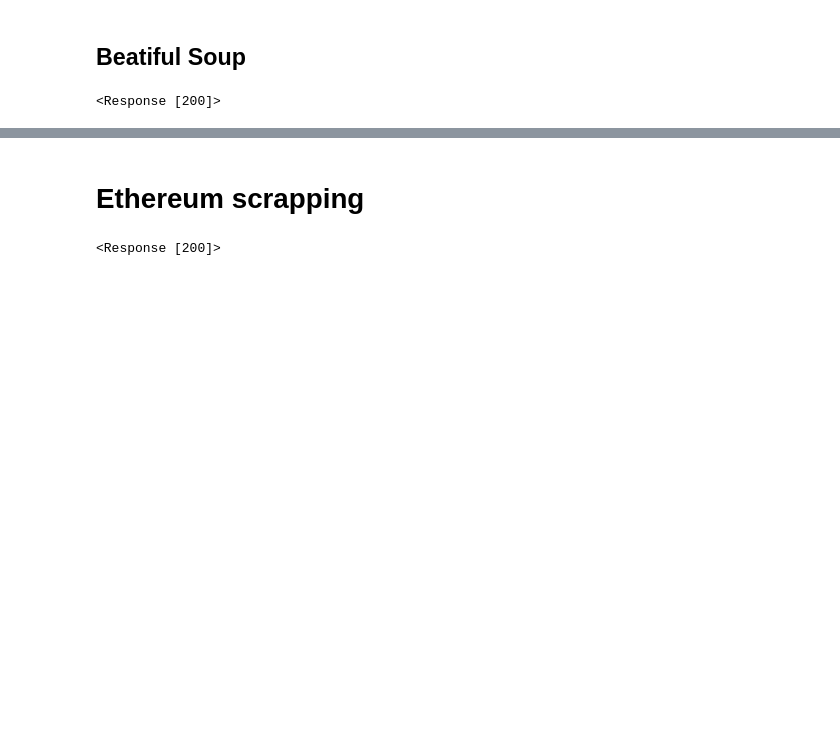
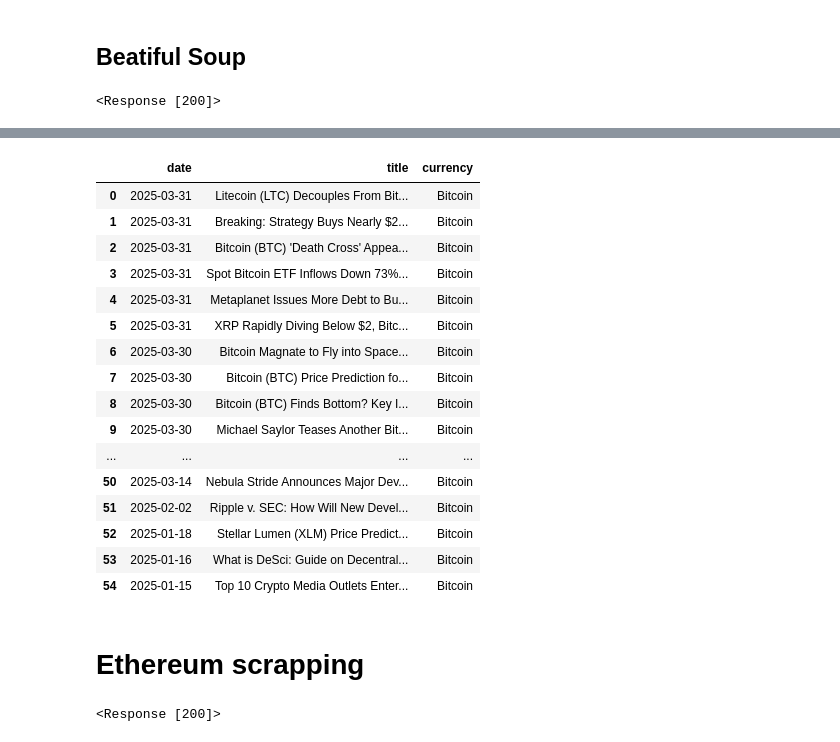
Before and after one commit to AlexIchie-coder/Projects, a Jupyter notebook: API/API.ipynb, the cells around one changed output, grey strips where cells are left out. Cells and saved outputs as stored; diff of their text form; code cells hidden in the pictures; blank space fills up the shorter version.

```diff
--- a/API/API.ipynb
+++ b/API/API.ipynb
@@ -733,6 +735,27 @@ Bitcoin_Dataf
 | 52 | 2025-01-18 | Stellar Lumen (XLM) Price Predict... |
 | 53 | 2025-01-16 | What is DeSci: Guide on Decentral... |
 | 54 | 2025-01-15 | Top 10 Crypto Media Outlets Enter... |
+# %%
+Bitcoin_Dataf['currency'] = "Bitcoin"
+Bitcoin_Dataf
+# %% [output]
+|  | date | title | currency |
+| 0 | 2025-03-31 | Litecoin (LTC) Decouples From Bit... | Bitcoin |
+| 1 | 2025-03-31 | Breaking: Strategy Buys Nearly $2... | Bitcoin |
+| 2 | 2025-03-31 | Bitcoin (BTC) 'Death Cross' Appea... | Bitcoin |
+| 3 | 2025-03-31 | Spot Bitcoin ETF Inflows Down 73%... | Bitcoin |
+| 4 | 2025-03-31 | Metaplanet Issues More Debt to Bu... | Bitcoin |
+| 5 | 2025-03-31 | XRP Rapidly Diving Below $2, Bitc... | Bitcoin |
+| 6 | 2025-03-30 | Bitcoin Magnate to Fly into Space... | Bitcoin |
+| 7 | 2025-03-30 | Bitcoin (BTC) Price Prediction fo... | Bitcoin |
+| 8 | 2025-03-30 | Bitcoin (BTC) Finds Bottom? Key I... | Bitcoin |
+| 9 | 2025-03-30 | Michael Saylor Teases Another Bit... | Bitcoin |
+| ... | ... | ... | ... |
+| 50 | 2025-03-14 | Nebula Stride Announces Major Dev... | Bitcoin |
+| 51 | 2025-02-02 | Ripple v. SEC: How Will New Devel... | Bitcoin |
+| 52 | 2025-01-18 | Stellar Lumen (XLM) Price Predict... | Bitcoin |
+| 53 | 2025-01-16 | What is DeSci: Guide on Decentral... | Bitcoin |
+| 54 | 2025-01-15 | Top 10 Crypto Media Outlets Enter... | Bitcoin |
 # %%
 # Optional: Save to CSV
 Bitcoin_Dataf.to_csv('Bitcoin_Daily_News.csv', index=False)
```
Also changed, not shown: parts of 56 cells of this notebook, 8 other files.
